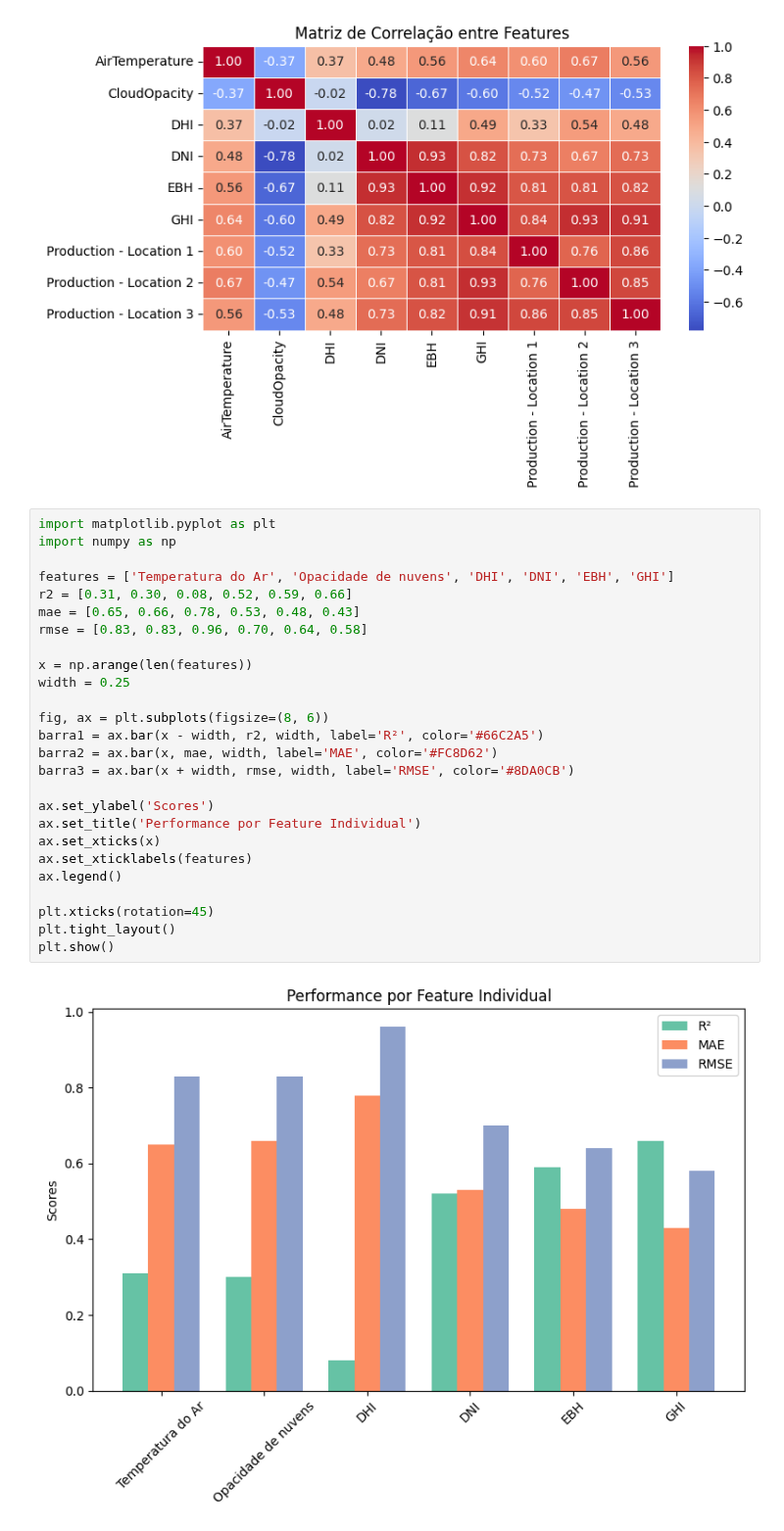
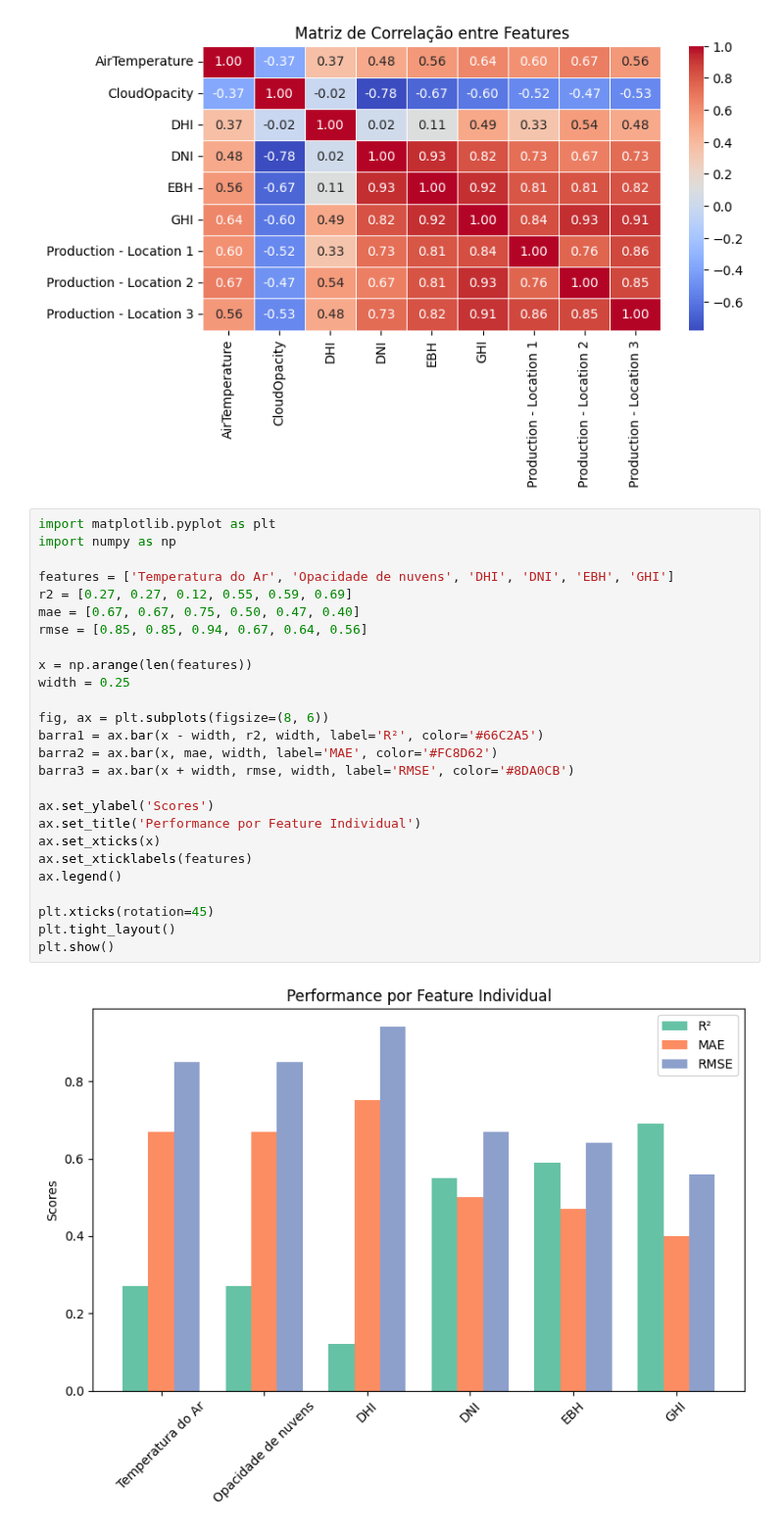
Before and after one commit to Ruanrochafeitosa/Regressao-Linear, a Jupyter notebook: Projeto Aprendizado de Máquina Aplicado em Energia Solar.ipynb, the cells around one changed output. Shown at 98% size. Saved outputs shown, nothing was run; the diff lists cells and outputs as text.

```diff
--- a/Projeto Aprendizado de Máquina Aplicado em Energia Solar.ipynb
+++ b/Projeto Aprendizado de Máquina Aplicado em Energia Solar.ipynb
@@ -315,28 +316,28 @@ memory usage: 349.9 KB
 # %%
 import matplotlib.pyplot as plt
 import numpy as np
 
 features = ['Temperatura do Ar', 'Opacidade de nuvens', 'DHI', 'DNI', 'EBH', 'GHI']
-r2 = [0.31, 0.30, 0.08, 0.52, 0.59, 0.66]
-mae = [0.65, 0.66, 0.78, 0.53, 0.48, 0.43]
-rmse = [0.83, 0.83, 0.96, 0.70, 0.64, 0.58]
+r2 = [0.27, 0.27, 0.12, 0.55, 0.59, 0.69]
+mae = [0.67, 0.67, 0.75, 0.50, 0.47, 0.40]
+rmse = [0.85, 0.85, 0.94, 0.67, 0.64, 0.56]
 
 x = np.arange(len(features))
 width = 0.25
 
 fig, ax = plt.subplots(figsize=(8, 6))
 barra1 = ax.bar(x - width, r2, width, label='R²', color='#66C2A5')
 barra2 = ax.bar(x, mae, width, label='MAE', color='#FC8D62')
 barra3 = ax.bar(x + width, rmse, width, label='RMSE', color='#8DA0CB')
 
 ax.set_ylabel('Scores')
 ax.set_title('Performance por Feature Individual')
 ax.set_xticks(x)
 ax.set_xticklabels(features)
 ax.legend()
 
 plt.xticks(rotation=45)
 plt.tight_layout()
 plt.show()
 # %% [output]
-[figure, old version]
+[figure, new version]
```
Also changed, not shown: parts of 8 cells of this notebook.
